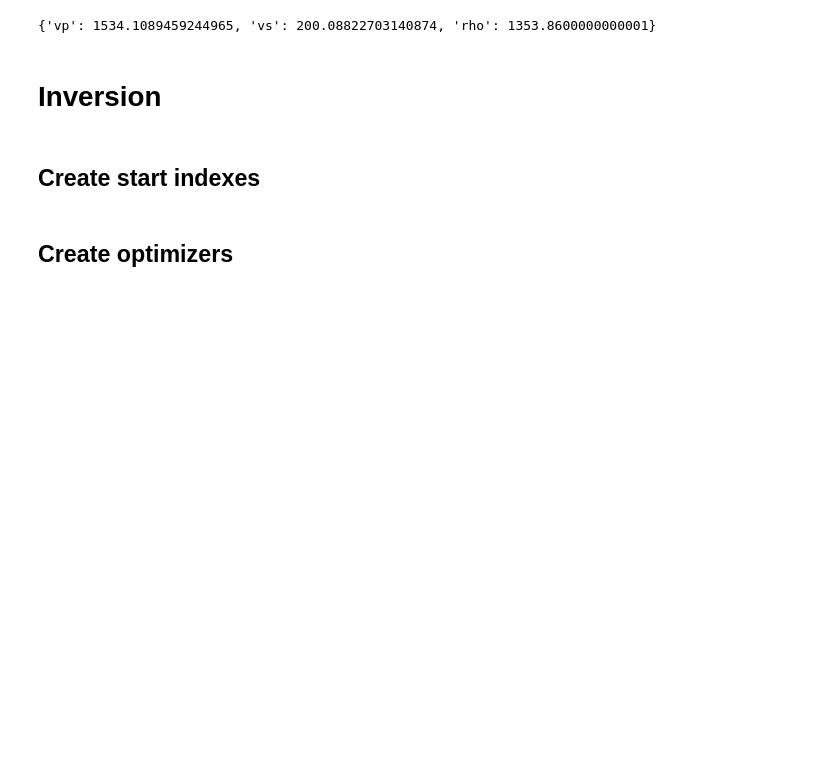
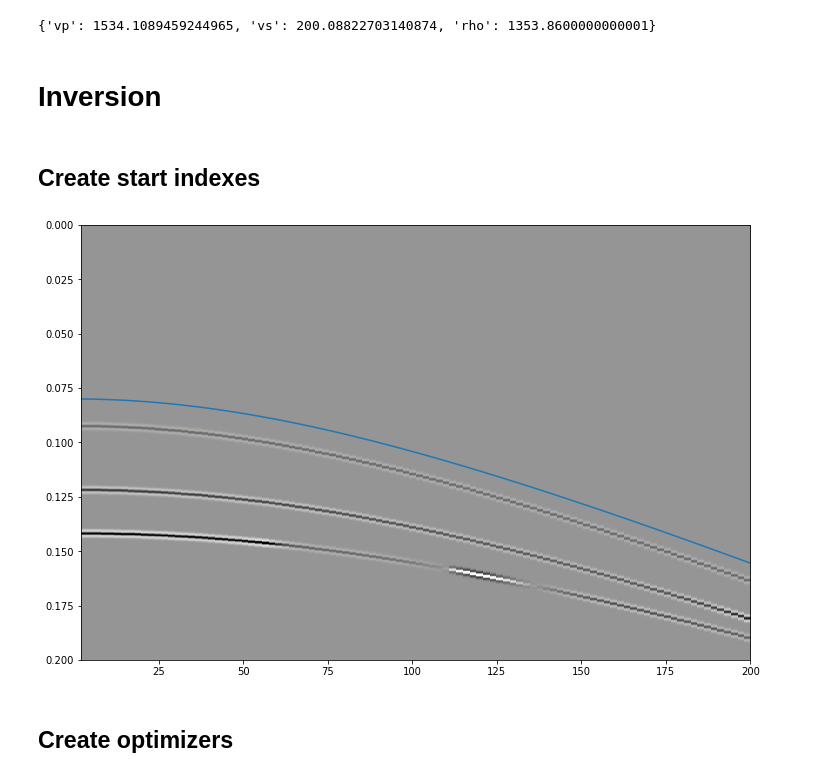
Before and after one commit to pnkrtm/rpsi, a Jupyter notebook: notebooks/white_sea_simple.ipynb, the cells around one changed output. Cells and saved outputs as stored; diff of their text form; code cells hidden in the pictures; blank space fills up the shorter version.

```diff
--- a/notebooks/white_sea_simple.ipynb
+++ b/notebooks/white_sea_simple.ipynb
@@ -94,7 +103,8 @@ layer_1_seism = {
     'rho': 1000
 }
 
-layer_2_rp = {
+def get_layer2_rp():
+    return {
     "name": "unconsolidated",
     "components": {
                     "Ksi": {
@@ -190,6 +200,8 @@ layer_2_rp = {
                   }
 }
 
+layer_2_rp = get_layer2_rp()
+
 layer_3_seism = {
     'vp': 2000,
     'vs': 1000,
@@ -209,7 +221,7 @@ optimization_list = [
 #     "rhosi",
     "Ksh",
     "Gsh",
-#     "rhosh",
+    "rhosh",
 #     "Kfl",
 #     "rhofl",
     "Vsh",
@@ -217,10 +229,16 @@ optimization_list = [
     "phi"
 ]
 
+decrease_boundaries = False
+
 for key in layer_2_rp['components'].keys():
     if key in optimization_list:
         layer_2_rp['components'][key]["optimize"] = True
 
+        if decrease_boundaries:
+            layer_2_rp['components'][key]["min"] = layer_2_rp['components'][key]["value"] * 0.8
+            layer_2_rp['components'][key]["max"] = layer_2_rp['components'][key]["value"] * 1.2
+
     else:
         layer_2_rp['components'][key]["optimize"] = False
 # %%
@@ -297,11 +315,13 @@ def formula(v, h, x):
 start_times = formula(1500, 60, np.array(x_rec))
 start_indexes = (start_times / dt).astype(int)
 # %%
-# fig, ax = plt.subplots(figsize=(12,8))
+fig, ax = plt.subplots(figsize=(12,8))
 
-# visualize_seismogram(fig, ax, test_seismic[OWT.PdPu_water]['seismogram'], wiggles=False)
-# ax.plot(x_rec, start_times)
-# plt.show()
+visualize_seismogram(fig, ax, test_seismic[OWT.PdPu_water]['seismogram'], wiggles=False)
+ax.plot(x_rec, start_times)
+plt.show()
+# %% [output]
+[figure, added]
 # %%
 placeholders = {}
 for wt in wave_types:
```
Also changed, not shown: parts of 24 cells of this notebook.
